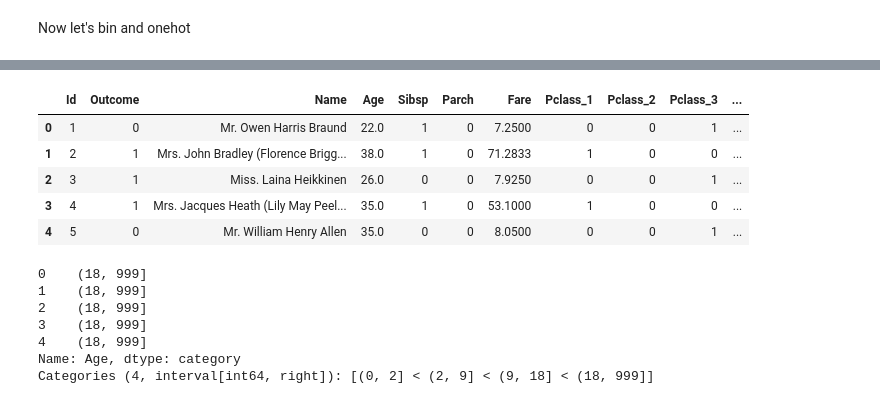
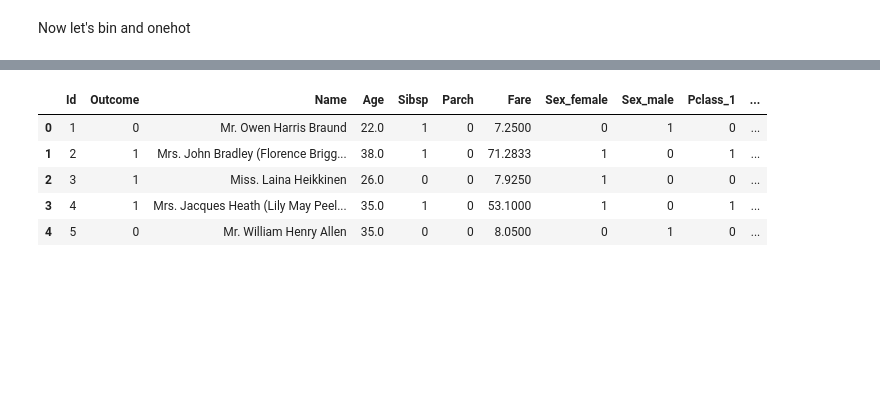
Before and after one commit to brianriceca/titanic, a Jupyter notebook: titanic_tf_logistic_regression.ipynb, the cells around one changed output, grey strips where cells are left out. Cells and saved outputs as stored; diff of their text form; code cells hidden in the pictures; blank space fills up the shorter version.

```diff
--- a/titanic_tf_logistic_regression.ipynb
+++ b/titanic_tf_logistic_regression.ipynb
@@ -51,23 +40,10 @@ fig2.show()
-# %%
-onehot = pd.get_dummies(train, columns=['Pclass','Sex'])
-onehot.head()
-# %% [output]
-|  | Id | Outcome | Name | Age | Sibsp | Parch | Fare | Pclass_1 | Pclass_2 | Pclass_3 | ... |
-| 0 | 1 | 0 | Mr. Owen Harris Braund | 22.0 | 1 | 0 | 7.2500 | 0 | 0 | 1 | ... |
-| 1 | 2 | 1 | Mrs. John Bradley (Florence Brigg... | 38.0 | 1 | 0 | 71.2833 | 1 | 0 | 0 | ... |
-| 2 | 3 | 1 | Miss. Laina Heikkinen | 26.0 | 0 | 0 | 7.9250 | 0 | 0 | 1 | ... |
-| 3 | 4 | 1 | Mrs. Jacques Heath (Lily May Peel... | 35.0 | 1 | 0 | 53.1000 | 1 | 0 | 0 | ... |
-| 4 | 5 | 0 | Mr. William Henry Allen | 35.0 | 0 | 0 | 8.0500 | 0 | 0 | 1 | ... |
-# %%
-bins = pd.IntervalIndex.from_tuples([(0, 2), (2, 9), (9, 18), (18,999)])
-ages = train['Age']
-agebrackets = pd.cut(ages, bins=bins, labels=['Infant','Child','Teen','Adult','Elderly'] )
-agebrackets.head()
-# %% [output]
-0    (18, 999]
-1    (18, 999]
-2    (18, 999]
-3    (18, 999]
-4    (18, 999]
-Name: Age, dtype: category
-Categories (4, interval[int64, right]): [(0, 2] < (2, 9] < (9, 18] < (18, 999]]
+# %%
+train['LogFare'] = np.log(train['Fare'].replace(0, 0.01).replace(np.NaN, 0.01))
+train.head()
+# %% [output]
+|  | Id | Outcome | Name | Age | Sibsp | Parch | Fare | Sex_female | Sex_male | Pclass_1 | ... |
+| 0 | 1 | 0 | Mr. Owen Harris Braund | 22.0 | 1 | 0 | 7.2500 | 0 | 1 | 0 | ... |
+| 1 | 2 | 1 | Mrs. John Bradley (Florence Brigg... | 38.0 | 1 | 0 | 71.2833 | 1 | 0 | 1 | ... |
+| 2 | 3 | 1 | Miss. Laina Heikkinen | 26.0 | 0 | 0 | 7.9250 | 1 | 0 | 0 | ... |
+| 3 | 4 | 1 | Mrs. Jacques Heath (Lily May Peel... | 35.0 | 1 | 0 | 53.1000 | 1 | 0 | 1 | ... |
+| 4 | 5 | 0 | Mr. William Henry Allen | 35.0 | 0 | 0 | 8.0500 | 0 | 1 | 0 | ... |
```
Also changed, not shown: parts of 11 cells of this notebook.
